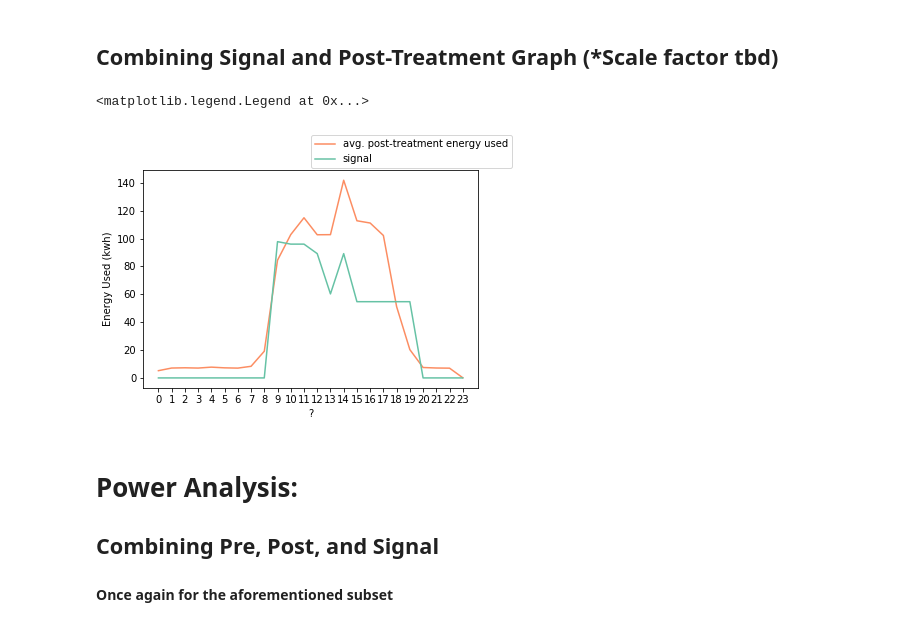
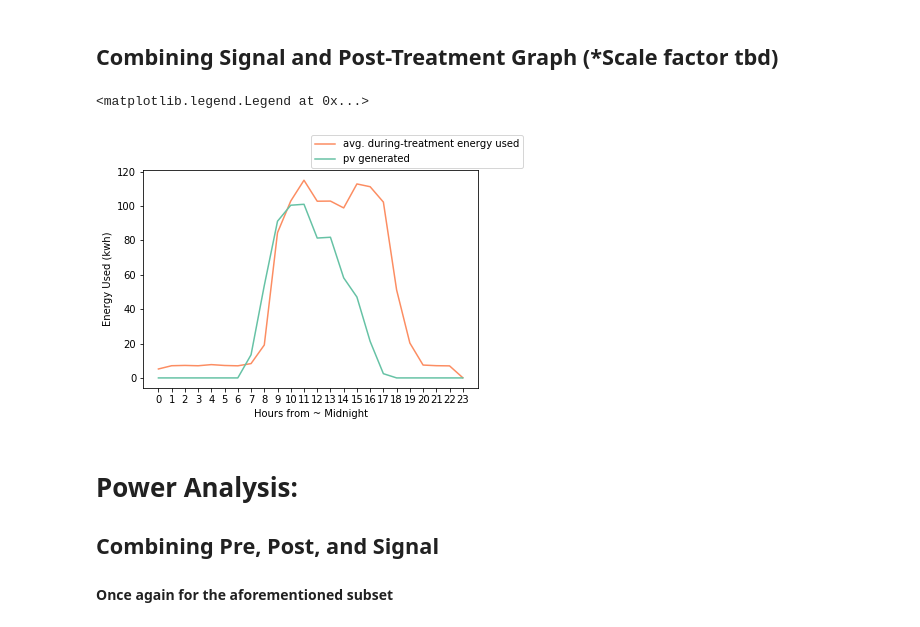
Before and after one commit to akashgokul/RAISE, a Jupyter notebook: Power_Analysis.ipynb, the cells around one changed output. Saved outputs shown, nothing was run; the diff lists cells and outputs as text; code cells hidden in the pictures.

```diff
--- a/Power_Analysis.ipynb
+++ b/Power_Analysis.ipynb
@@ -28,7 +28,7 @@ with open('building_data.csv', encoding='utf8') as csvfile:
         # if rowcount>100:
         #     break
 
-pvsize = 5 #Assumption
+pvsize = 50 #Assumption
 
 netdemand = demand.copy()
 for i in range(len(demand)):
@@ -84,10 +84,9 @@ x = sol['x']
 #plt.show()
 
 # Signal should be according to what the optimal shifted controllable load is (x)
-signal = x / np.linalg.norm(x)
-signal = signal.tolist()
-signal = signal[12:] + signal[:12]
-signal = np.array(signal)
+#signal = x / np.linalg.norm(x)
+
+signal = pv_24*pvsize
 #plt.show()
 # %% [markdown]
 # Pre-Treatment Dataset 1 (BaselineHourlyData)
@@ -95,21 +146,19 @@ signal = np.array(signal)
 # %%
 total_energy_used = [0.0 for i in range(24)]
-with open('BaselineHourlyData.csv') as csvfile:
+with open('HourlyDataFinal.csv') as csvfile:
     readCSV = csv.reader(csvfile, delimiter=',')
     curr_wg = ["WORKGROUP-01","WORKGROUP-02","WORKGROUP-03"]
     prev_hour_usage = 0.0
     for row in readCSV:
-        if(row[0]=="index"):
+        if(row[2] == "Date"):
             continue
         else:
-            curr_hour = int(float(row[3]))
-            pwr = float(row[6])
-            if(row[4] in curr_wg):
-                diff = pwr - prev_hour_usage
-                if(diff < 0.0):
-                    diff = 0.0
-                total_energy_used[curr_hour] = total_energy_used[curr_hour] + diff
-                prev_hour_usage = pwr
-total_energy_used = total_energy_used[9:] + total_energy_used[:9]
-avg_energy_used = np.array([p / 62.0 for p in total_energy_used])
+            if(row[5] in curr_wg):
+                curr_hour = int(float(row[4]))
+                net_pwr_used = row[9]
+                if(net_pwr_used != ""):
+                    net_pwr_used = float(net_pwr_used)
+                    total_energy_used[curr_hour] = total_energy_used[curr_hour] + net_pwr_used
+total_energy_used = total_energy_used[10:] + total_energy_used[:10]
+avg_energy_used_post = np.array([p / 77.0 for p in total_energy_used])
 # %%
@@ -185,15 +182,15 @@ plt.show()
 # %% [markdown]
 ## Combining Signal and Post-Treatment Graph (*Scale factor tbd)
 # %%
-plt.plot(avg_energy_used_post,label="avg. post-treatment energy used",color='#fc8d62')
-plt.plot(250*signal,label='signal',color='#66c2a5')
-plt.xlabel("?")
+plt.plot(avg_energy_used_post,label="avg. during-treatment energy used",color='#fc8d62')
+plt.plot(signal,label='pv generated',color='#66c2a5')
+plt.xlabel("Hours from ~ Midnight")
 plt.ylabel("Energy Used (kwh)")
 plt.xticks([i for i in range(0,24)])
 plt.legend(loc=(0.5,1.01))
 # %% [output]
 <matplotlib.legend.Legend at 0x...>
-[figure, old version]
+[figure, new version]
 # %% [markdown]
 # Power Analysis:
 ## Combining Pre, Post, and Signal
```
Also changed, not shown: parts of 19 cells of this notebook.
